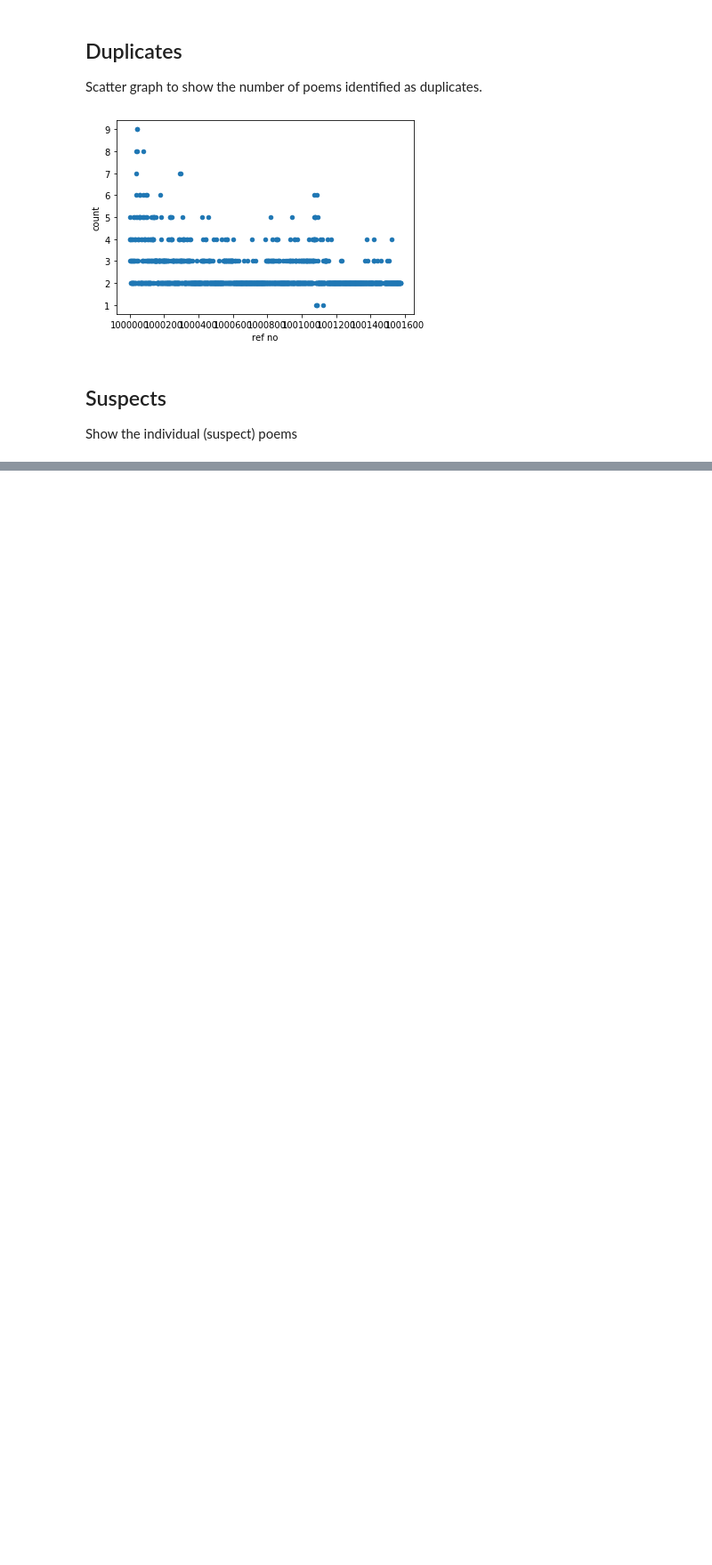
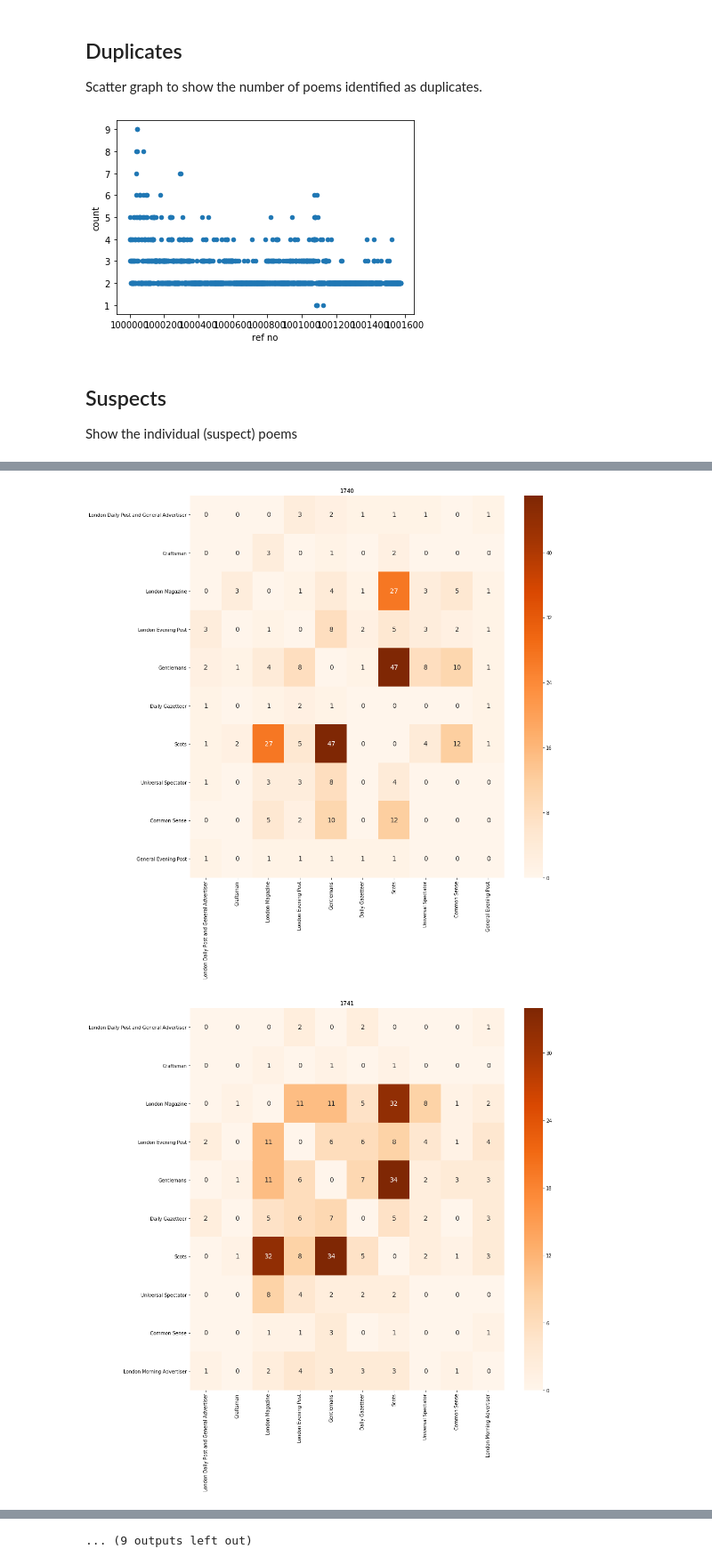
Before and after one commit to ilrt/VisualisingPoeticCulture, a Jupyter notebook: notebooks/04-duplicates.ipynb, the cells around one changed output, grey strips where cells are left out. Shown: that part at 89% size. Cells and saved outputs as stored; diff of their text form; code cells hidden in the pictures; blank space fills up the shorter version.

Commit message:
updated to use matrix methods

```diff
--- a/notebooks/04-duplicates.ipynb
+++ b/notebooks/04-duplicates.ipynb
@@ -12,7 +12,7 @@ vp.setup_if_needed()
 df = vp.pickle_as_single_data_frame()
 
 # create a data frame of poems identified as copies
-dups_df = df[df['ref no'].notnull()]
+dups_df = df[df[vp.REF_NO].notnull()]
 # %% [output]
 Requirement already satisfied: appnope==0.1.0 in /Users/cmmaj/Development/workspaces/VisualisingPoeticCulture/venv/lib/python3.7/site-packages (from -r ../requirements.txt (line 1)) (0.1.0)
 Requirement already satisfied: attrs==19.1.0 in /Users/cmmaj/Development/workspaces/VisualisingPoeticCulture/venv/lib/python3.7/site-packages (from -r ../requirements.txt (line 2)) (19.1.0)
@@ -92,0 +68,6 @@ plot.show()
+# %%
+matrix = vp.create_publications_matrix(dups_df)
+
+plot.figure(figsize=(15, 15))
+sn.heatmap(matrix, cmap='Oranges', annot=True, fmt='g', annot_kws={'size':14})
+plot.show()
@@ -92,0 +78,17 @@ plot.show()
+# %%
+# start and end years
+start_year = dups_df[vp.YEAR].min()
+end_year = dups_df[vp.YEAR].max()
+
+for year in np.arange(start_year, end_year):
+    dups_year_df = dups_df[dups_df['year'] == year]
+    if dups_year_df.size > 0:
+        matrix = vp.create_publications_matrix(dups_year_df)
+
+        plot.figure(figsize=(15, 15))
+        plot.title(year)
+        sn.heatmap(matrix, cmap='Oranges', annot=True, fmt='g', annot_kws={'size':14})
+        plot.show()
+# %% [output]
+[figure, added]
+[figure, added]
@@ -92,0 +105 @@ plot.show()
+... (9 outputs left out)
```
Also changed, not shown: parts of 8 cells of this notebook.
